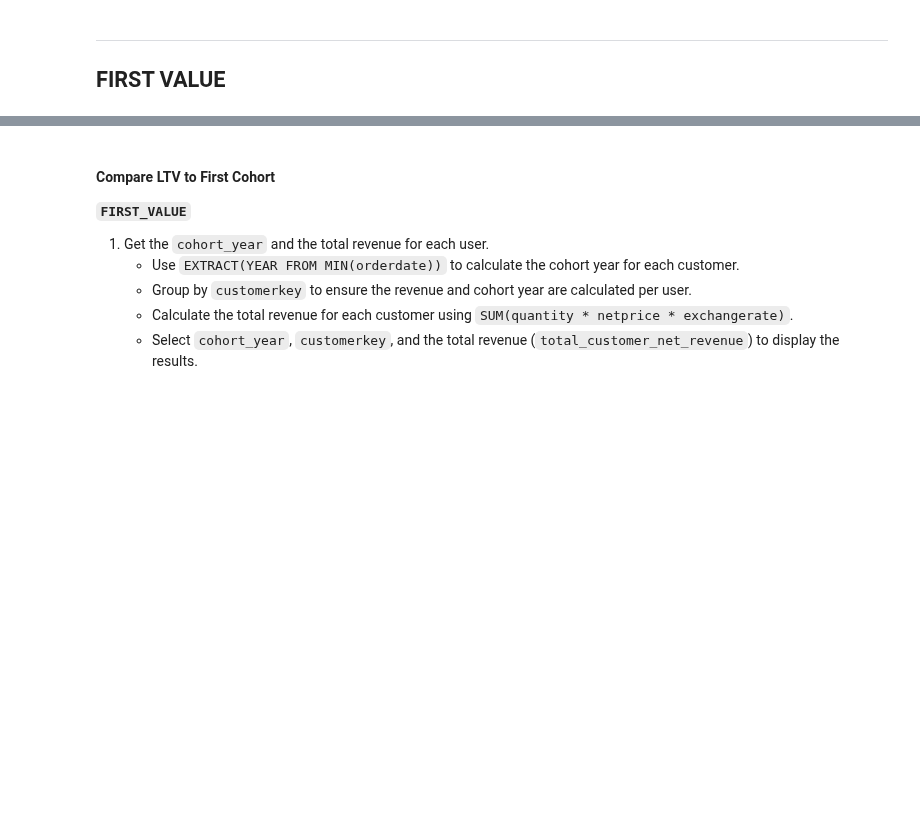
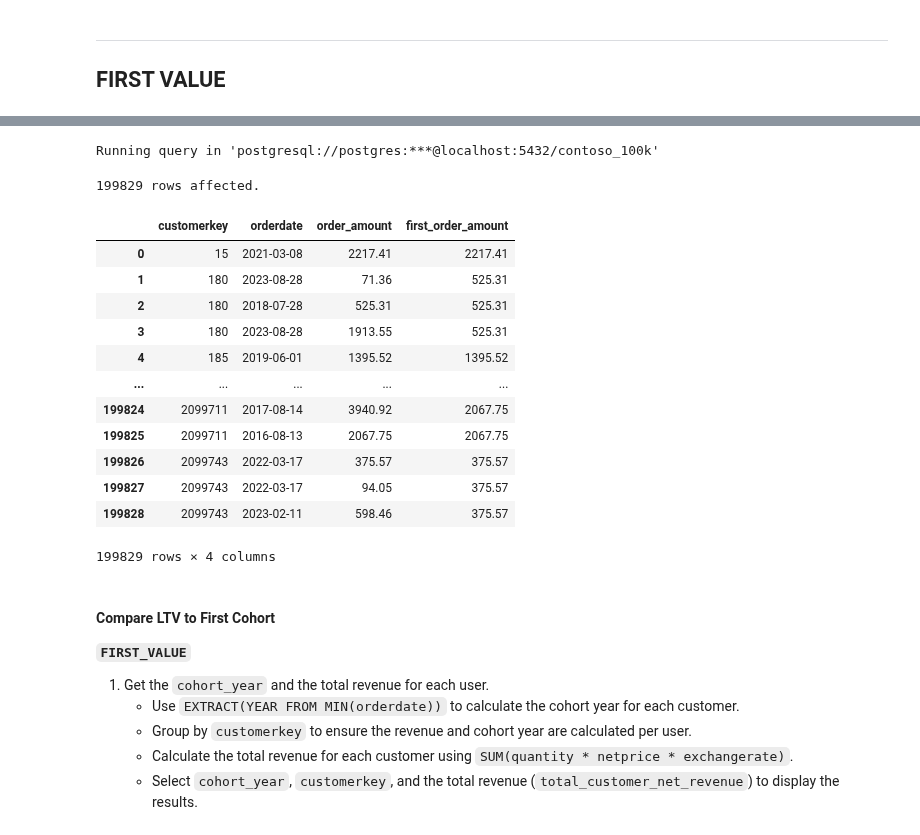
Before and after one commit to mgamzec/SQL_Data_Analytics_Project, a Jupyter notebook: 3_Windows_Functions/4_Lag_Lead.ipynb, the cells around one changed output, grey strips where cells are left out. Drawn from its saved outputs; the diff is of its cells as text; code cells hidden in the pictures; blank space fills up the shorter version.

```diff
--- a/3_Windows_Functions/4_Lag_Lead.ipynb
+++ b/3_Windows_Functions/4_Lag_Lead.ipynb
@@ -97,3 +117,33 @@ Connecting and switching to connection 'postgresql://postgres:***@localhost:5432
+# %%
+%%sql
+
+-- Get each customer's first order amount
+SELECT DISTINCT
+    customerkey,
+    orderdate,
+    quantity * netprice * exchangerate as order_amount,
+    FIRST_VALUE(quantity * netprice * exchangerate) OVER (
+        PARTITION BY customerkey
+        ORDER BY orderdate
+    ) as first_order_amount
+FROM sales
+ORDER BY customerkey;
+# %% [output]
+Running query in 'postgresql://postgres:***@localhost:5432/contoso_100k'
+199829 rows affected.
+|  | customerkey | orderdate | order_amount | first_order_amount |
+| 0 | 15 | 2021-03-08 | 2217.41 | 2217.41 |
+| 1 | 180 | 2023-08-28 | 71.36 | 525.31 |
+| 2 | 180 | 2018-07-28 | 525.31 | 525.31 |
+| 3 | 180 | 2023-08-28 | 1913.55 | 525.31 |
+| 4 | 185 | 2019-06-01 | 1395.52 | 1395.52 |
+| ... | ... | ... | ... | ... |
+| 199824 | 2099711 | 2017-08-14 | 3940.92 | 2067.75 |
+| 199825 | 2099711 | 2016-08-13 | 2067.75 | 2067.75 |
+| 199826 | 2099743 | 2022-03-17 | 375.57 | 375.57 |
+| 199827 | 2099743 | 2022-03-17 | 94.05 | 375.57 |
+| 199828 | 2099743 | 2023-02-11 | 598.46 | 375.57 |
+199829 rows × 4 columns
 # %% [markdown]
 #### Compare LTV to First Cohort
 
```
Also changed, not shown: parts of 12 cells of this notebook, 5 other files.
